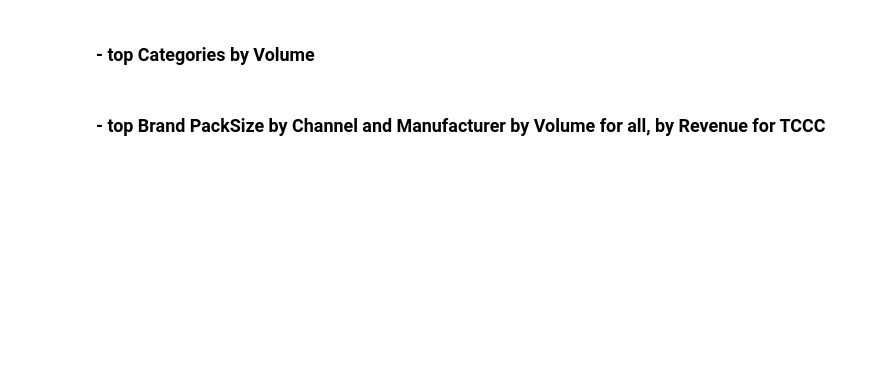
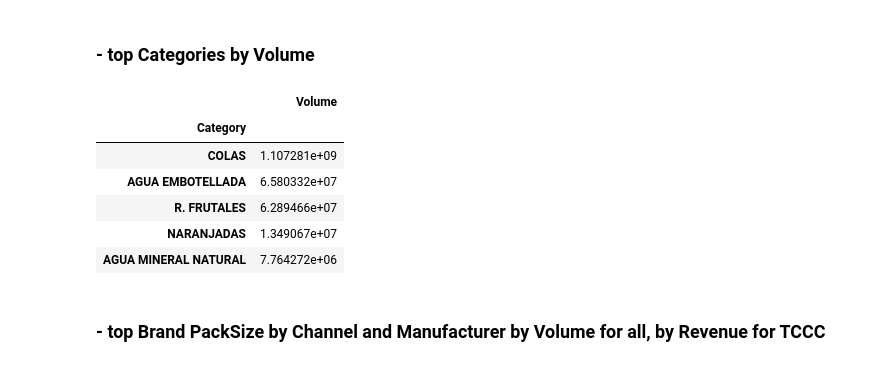
Before and after one commit to BRomanchuk/products-metrics, a Jupyter notebook: eda_products.ipynb, the cells around one changed output. Cells and saved outputs as stored; diff of their text form; code cells hidden in the pictures; blank space fills up the shorter version.

```diff
--- a/eda_products.ipynb
+++ b/eda_products.ipynb
@@ -69,8 +104,18 @@ brand_manuf.head()
 
 ### - top Categories by Volume
 # %%
-categ = df.groupby('Category').agg({'Volume': 'sum'}).reset_index().sort_values(by='Volume', ascending=False)
+categ = df.groupby('Category') \
+          .agg({'Volume': 'sum'}) \
+          .sort_values(by='Volume', ascending=False)
 categ.head()
+# %% [output]
+|  | Volume |
+| Category |  |
+| COLAS | 1.107281e+09 |
+| AGUA EMBOTELLADA | 6.580332e+07 |
+| R. FRUTALES | 6.289466e+07 |
+| NARANJADAS | 1.349067e+07 |
+| AGUA MINERAL NATURAL | 7.764272e+06 |
 # %% [markdown]
 ### - top Brand PackSize by Channel and Manufacturer by Volume for all, by Revenue for TCCC
 # %%
```
Also changed, not shown: parts of 27 cells of this notebook.
